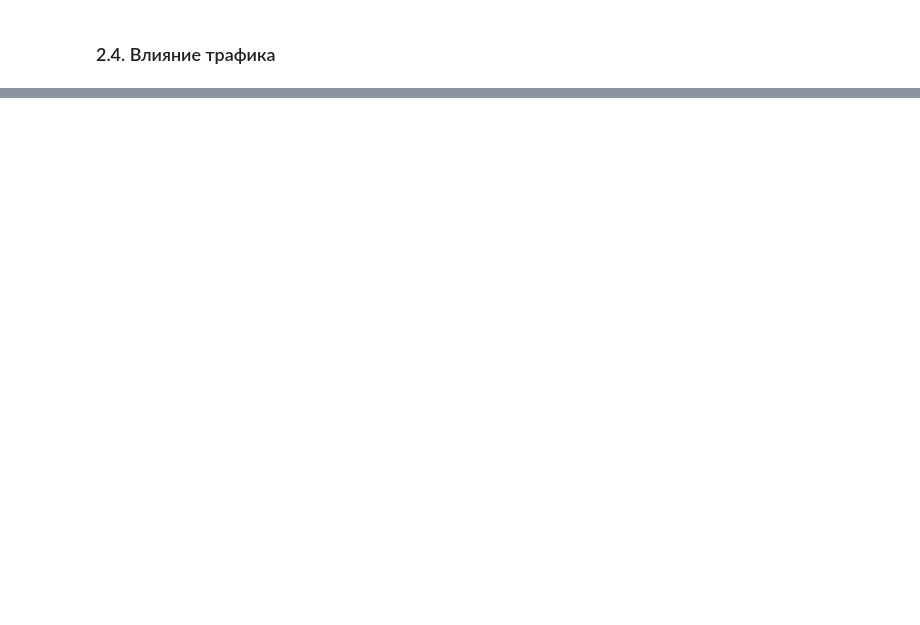
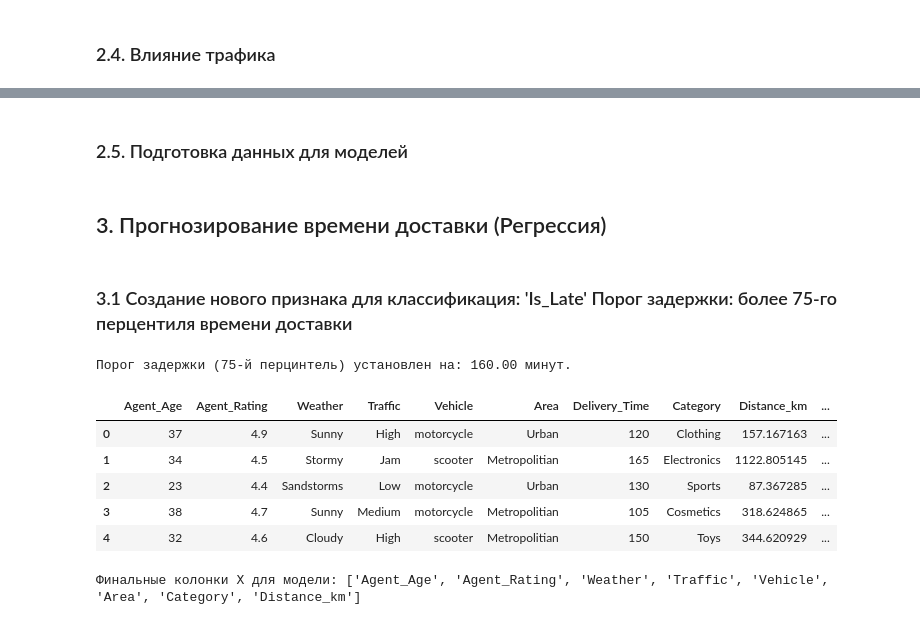
Before and after one commit to darinbtw/Machine_learning_to_optimize_processes_in_logistics, a Jupyter notebook: amazon_delivery_analyz.ipynb, the cells around one changed output, grey strips where cells are left out. Saved outputs shown, nothing was run; the diff lists cells and outputs as text; code cells hidden in the pictures; blank space fills up the shorter version.

```diff
--- a/amazon_delivery_analyz.ipynb
+++ b/amazon_delivery_analyz.ipynb
@@ -85,0 +86,72 @@ plt.show()
+# %% [markdown]
+### 2.5. Подготовка данных для моделей
+# %%
+from sklearn.model_selection import train_test_split
+from sklearn.preprocessing import StandardScaler, OneHotEncoder, LabelEncoder
+from sklearn.compose import ColumnTransformer
+from sklearn.metrics import mean_absolute_error, r2_score, confusion_matrix, classification_report, roc_auc_score
+from sklearn.ensemble import RandomForestRegressor
+from sklearn.linear_model import LogisticRegression
+from sklearn.cluster import KMeans
+from math import radians, sin, cos, sqrt, atan2
+
+#Установка стиля для графиков
+sns.set_style('whitegrid')
+
+#Удаление не используемых столбцов
+df.dropna(inplace=True)
+df.drop(columns=['Order_ID', 'Order_Date', 'Order_Time', 'Pickup_Time'], inplace=True)
+
+#Расчет расстояния (Формула Гаверсинуса) - Ключевой признак
+def haversine(lat1, lon1, lat2, lon2):
+    R = 6371 #Радиус Земли в км
+    dlon = lon2 - lon1
+    dlat = lat2 - lat1
+    a = sin(dlat / 2)**2 + cos(lat1) * cos(lat2) * sin(dlon / 2)**2
+    c = 2 * atan2(sqrt(a), sqrt(1 - a))
+    distance = R * c
+    return distance
+
+df['Distance_km'] = df.apply(
+    lambda row: haversine(row['Store_Latitude'], row['Store_Longitude'], row['Drop_Latitude'], row['Drop_Longitude']),
+    axis=1
+)
+
+#Удаление координат после расчета расстояния
+df.drop(columns=['Store_Latitude', 'Store_Longitude', 'Drop_Latitude', 'Drop_Longitude'], inplace=True)
+# %% [markdown]
+## 3. Прогнозирование времени доставки (Регрессия)
+# %% [markdown]
+### 3.1 Создание нового признака для классификация: 'Is_Late' Порог задержки: более 75-го перцентиля времени доставки
+# %%
+delay_threshold = df['Delivery_Time'].quantile(0.75)
+df['Is_Late'] = (df['Delivery_Time'] > delay_threshold).astype(int)
+print(f'Порог задержки (75-й перцинтель) установлен на: {delay_threshold:.2f} минут.')
+df.head()
+# %% [output]
+Порог задержки (75-й перцинтель) установлен на: 160.00 минут.
+|  | Agent_Age | Agent_Rating | Weather | Traffic | Vehicle | Area | Delivery_Time | Category | Distance_km | ... |
+| 0 | 37 | 4.9 | Sunny | High | motorcycle | Urban | 120 | Clothing | 157.167163 | ... |
+| 1 | 34 | 4.5 | Stormy | Jam | scooter | Metropolitian | 165 | Electronics | 1122.805145 | ... |
+| 2 | 23 | 4.4 | Sandstorms | Low | motorcycle | Urban | 130 | Sports | 87.367285 | ... |
+| 3 | 38 | 4.7 | Sunny | Medium | motorcycle | Metropolitian | 105 | Cosmetics | 318.624865 | ... |
+| 4 | 32 | 4.6 | Cloudy | High | scooter | Metropolitian | 150 | Toys | 344.620929 | ... |
+# %%
+#Целевая переменная: Delivery_Time
+X = df.drop(columns=['Delivery_Time', 'Is_Late'])
+y = df['Delivery_Time']
+print("Финальные колонки X для модели:", X.columns.tolist())
+#Определение типов признака
+numerical_fetures = ['Agent_Age', 'Agent_Rating', 'Distance_km']
+categorical_features = ['Weather', 'Traffic', 'Vehicle', 'Area', 'Category']
+
+#конвейер предобработки (Pipeline)
+preprocessor_reg = ColumnTransformer(
+    transformers=[
+        ('num', StandardScaler(), numerical_features),
+        ('cat', OneHotEncoder(handle_unknown='ignore'), categorical_features)
+    ],
+    remainder='passthrough'
+)
+# %% [output]
+Финальные колонки X для модели: ['Agent_Age', 'Agent_Rating', 'Weather', 'Traffic', 'Vehicle', 'Area', 'Category', 'Distance_km']
```
Also changed, not shown: parts of 6 cells of this notebook.
